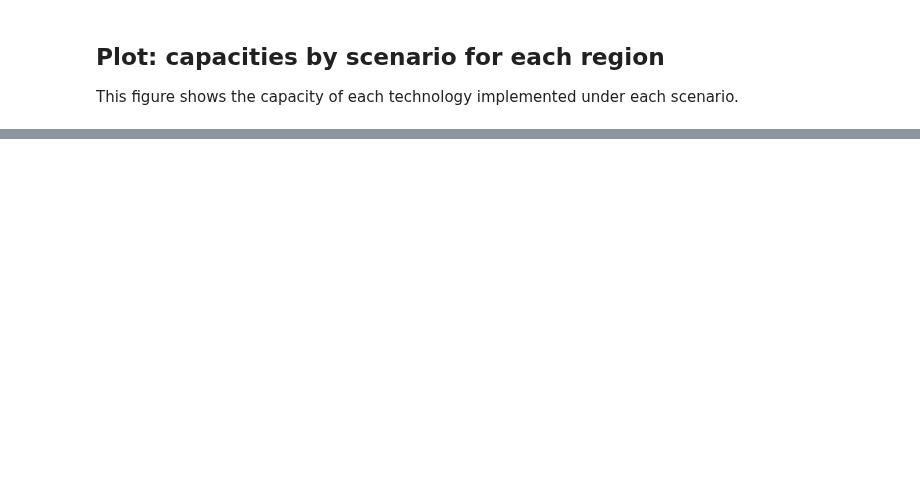
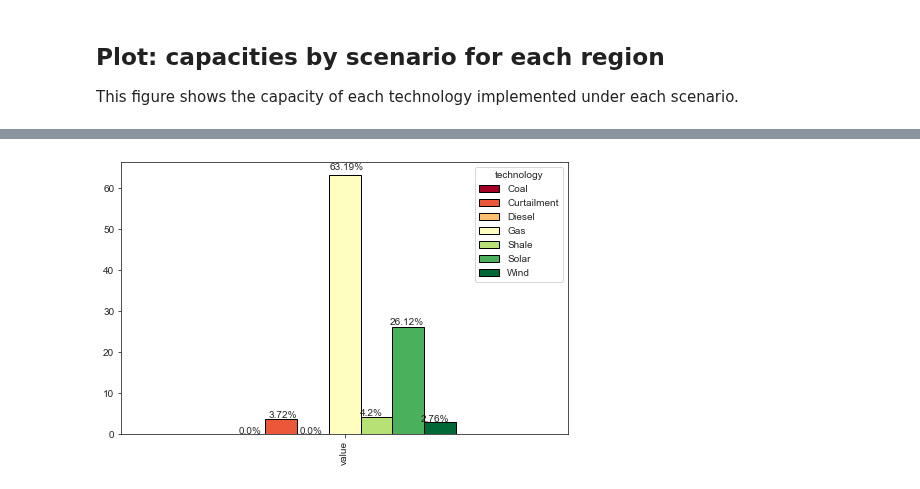
Before and after one commit to amanmajid/nextra, a Jupyter notebook: analysis/icae_results.ipynb, the cells around one changed output, grey strips where cells are left out. Saved outputs shown, nothing was run; the diff lists cells and outputs as text; code cells hidden in the pictures; blank space fills up the shorter version.

```diff
--- a/analysis/icae_results.ipynb
+++ b/analysis/icae_results.ipynb
@@ -321,0 +345,4 @@ results['NCO'].plot_supply_curve(region='gaza',days=10,month=1)
+# %%
+results['NCO'].plot_total_supply(figsize()
+# %% [output]
+[figure, added]
```
Also changed, not shown: parts of 4 cells of this notebook, 14 other files.
